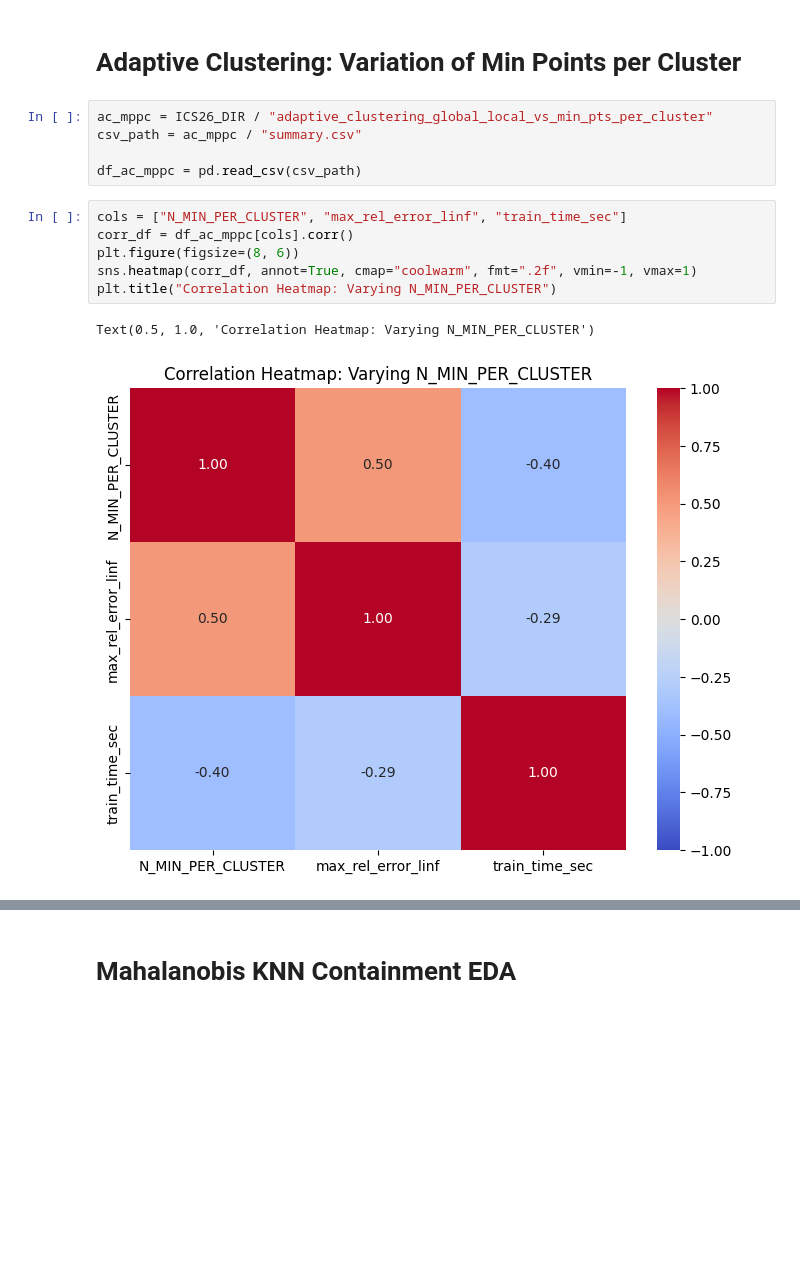
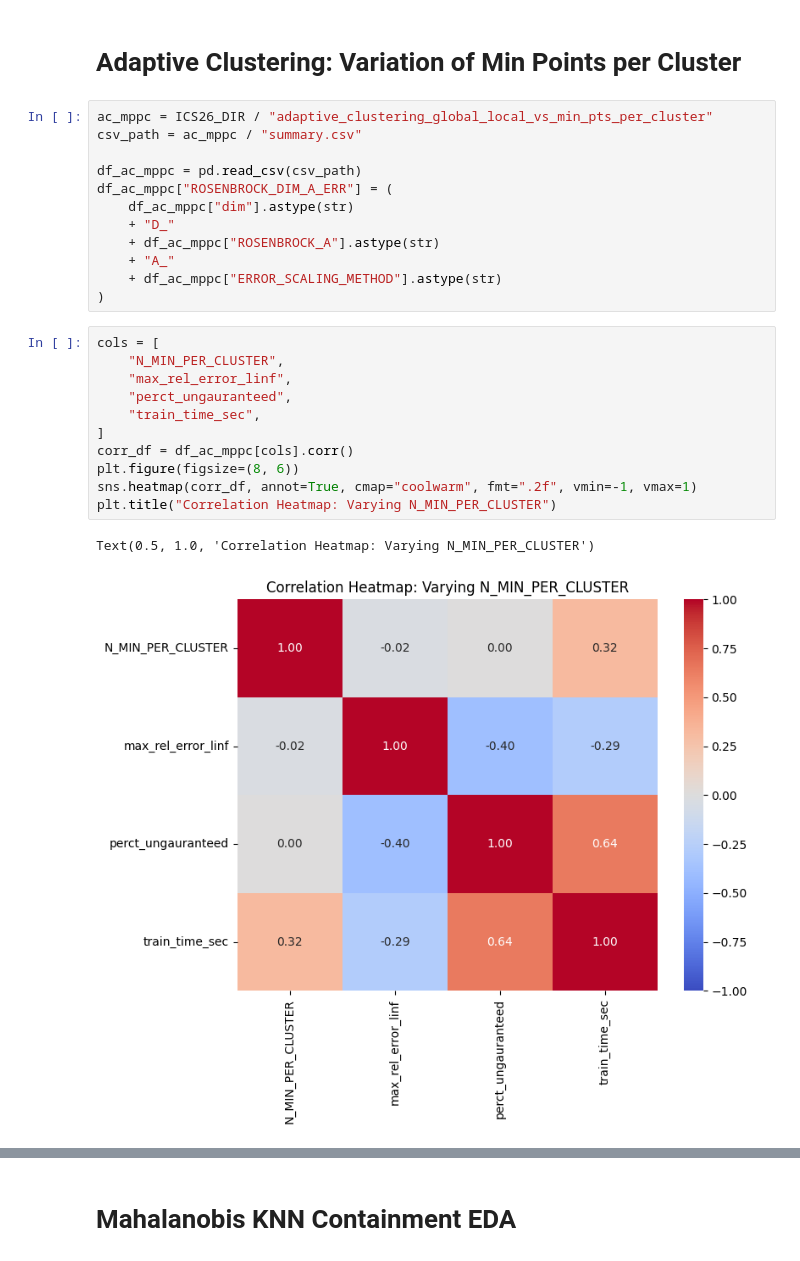
Before and after one commit to ut-padas/affini, a Jupyter notebook: ics26_eda.ipynb, the cells around one changed output, grey strips where cells are left out. Drawn from its saved outputs; the diff is of its cells as text; blank space fills up the shorter version.

```diff
--- a/ics26_eda.ipynb
+++ b/ics26_eda.ipynb
@@ -218,15 +225,27 @@ ac_mppc = ICS26_DIR / "adaptive_clustering_global_local_vs_min_pts_per_cluster"
 csv_path = ac_mppc / "summary.csv"
 
 df_ac_mppc = pd.read_csv(csv_path)
+df_ac_mppc["ROSENBROCK_DIM_A_ERR"] = (
+    df_ac_mppc["dim"].astype(str)
+    + "D_"
+    + df_ac_mppc["ROSENBROCK_A"].astype(str)
+    + "A_"
+    + df_ac_mppc["ERROR_SCALING_METHOD"].astype(str)
+)
 # %%
-cols = ["N_MIN_PER_CLUSTER", "max_rel_error_linf", "train_time_sec"]
+cols = [
+    "N_MIN_PER_CLUSTER",
+    "max_rel_error_linf",
+    "perct_ungauranteed",
+    "train_time_sec",
+]
 corr_df = df_ac_mppc[cols].corr()
 plt.figure(figsize=(8, 6))
 sns.heatmap(corr_df, annot=True, cmap="coolwarm", fmt=".2f", vmin=-1, vmax=1)
 plt.title("Correlation Heatmap: Varying N_MIN_PER_CLUSTER")
 # %% [output]
 Text(0.5, 1.0, 'Correlation Heatmap: Varying N_MIN_PER_CLUSTER')
-[figure, old version]
+[figure, new version]
 # %%
 plt.figure(figsize=(16, 6))
 plt.subplot(1, 2, 1)
```
Also changed, not shown: parts of 14 cells of this notebook, 3 other files.
